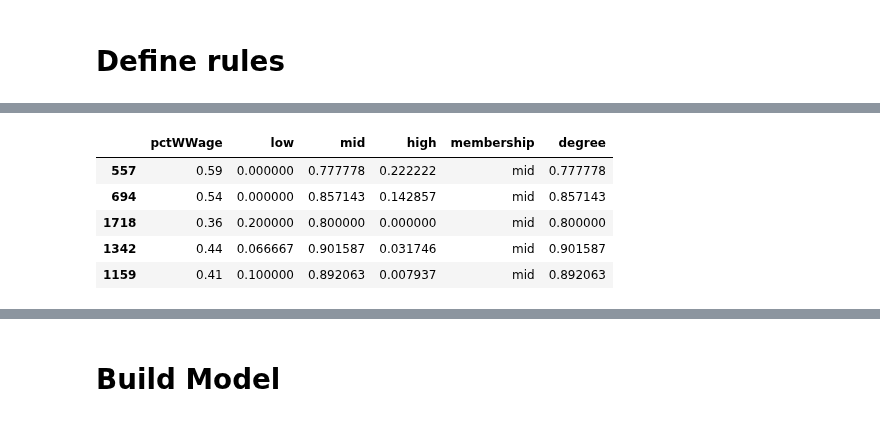
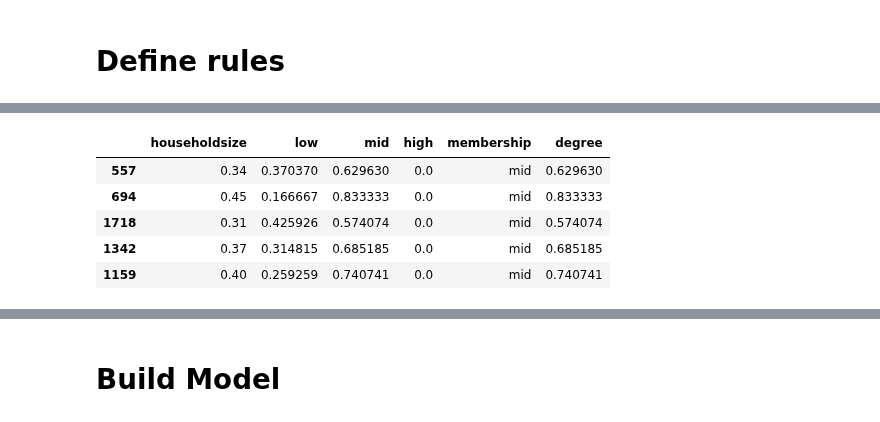
Before and after one commit to yeesem/Soft-Computing, a Jupyter notebook: Soft_Computing_Assignment_Fuzzy_Logic.ipynb, the cells around one changed output, grey strips where cells are left out. Cells and saved outputs as stored; diff of their text form; code cells hidden in the pictures.

```diff
--- a/Soft_Computing_Assignment_Fuzzy_Logic.ipynb
+++ b/Soft_Computing_Assignment_Fuzzy_Logic.ipynb
@@ -514,21 +544,19 @@ class Fuzzify(object):
 # %%
 # copy_list_of_features = ['population', 'indianPerCap', 'NumUnderPov', 'PctBSorMore', 'PctOccupManu', 'MalePctDivorce', 'PctKids2Par', 'PctTeen2Par', 'PersPerOccupHous', 'PctHousOwnOcc', 'PctHousNoPhone', 'MedRentPctHousInc', 'MedOwnCostPctInc', 'NumInShelters', 'LandArea']
 copy_list_of_features = list_of_features
 #copy_list_of_features = ['agePct16t24', 'pctWPubAsst', 'PersPerRentOccHous', 'PctWOFullPlumb', 'NumInShelters']
-feature_object = []
-feature1 = X_train[copy_list_of_features[0]].loc[:]
-feature1_min = feature1.min()
-feature1_max = feature1.max()
-feature1_mid = np.median(np.arange(feature1_min,feature1_max,0.1))
 
-feature1_object = Fuzzify(feature1,feature1_min,feature1_max,feature1_mid)
+
+min_max_mid = get_cluster_MinMaxMid(X_train,[copy_list_of_features[0]],3)
+
+feature1_object = Fuzzify(min_max_mid['df'],min_max_mid['min'],min_max_mid['max'],min_max_mid['mid'])
 fuzzified_feature1 = feature1_object.get_membership()
 
 fuzzified_feature1.head()
 # %% [output]
-|  | pctWWage | low | mid | high | membership | degree |
-| 557 | 0.59 | 0.000000 | 0.777778 | 0.222222 | mid | 0.777778 |
-| 694 | 0.54 | 0.000000 | 0.857143 | 0.142857 | mid | 0.857143 |
-| 1718 | 0.36 | 0.200000 | 0.800000 | 0.000000 | mid | 0.800000 |
-| 1342 | 0.44 | 0.066667 | 0.901587 | 0.031746 | mid | 0.901587 |
-| 1159 | 0.41 | 0.100000 | 0.892063 | 0.007937 | mid | 0.892063 |
+|  | householdsize | low | mid | high | membership | degree |
+| 557 | 0.34 | 0.370370 | 0.629630 | 0.0 | mid | 0.629630 |
+| 694 | 0.45 | 0.166667 | 0.833333 | 0.0 | mid | 0.833333 |
+| 1718 | 0.31 | 0.425926 | 0.574074 | 0.0 | mid | 0.574074 |
+| 1342 | 0.37 | 0.314815 | 0.685185 | 0.0 | mid | 0.685185 |
+| 1159 | 0.40 | 0.259259 | 0.740741 | 0.0 | mid | 0.740741 |
```
Also changed, not shown: parts of 16 cells of this notebook.
